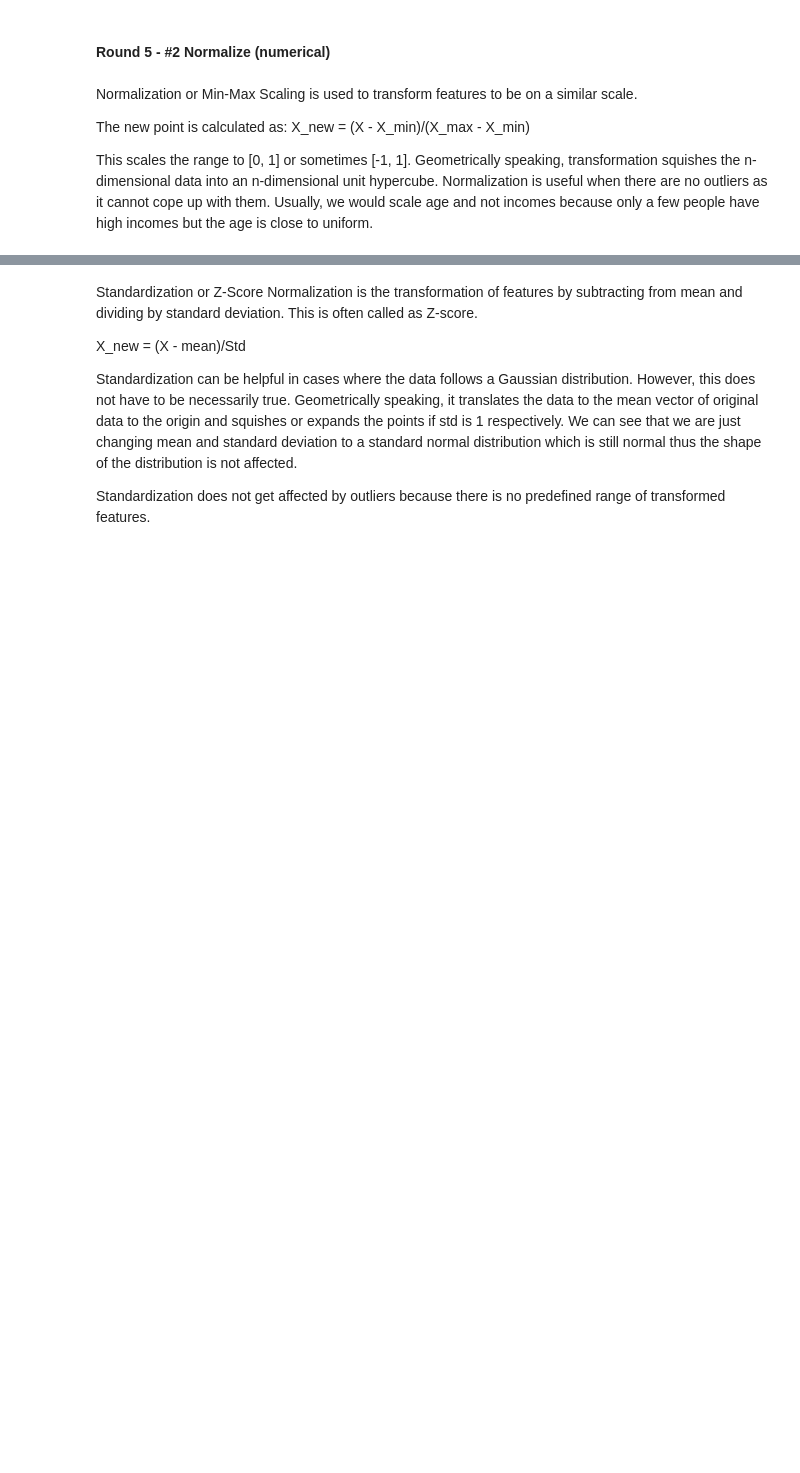
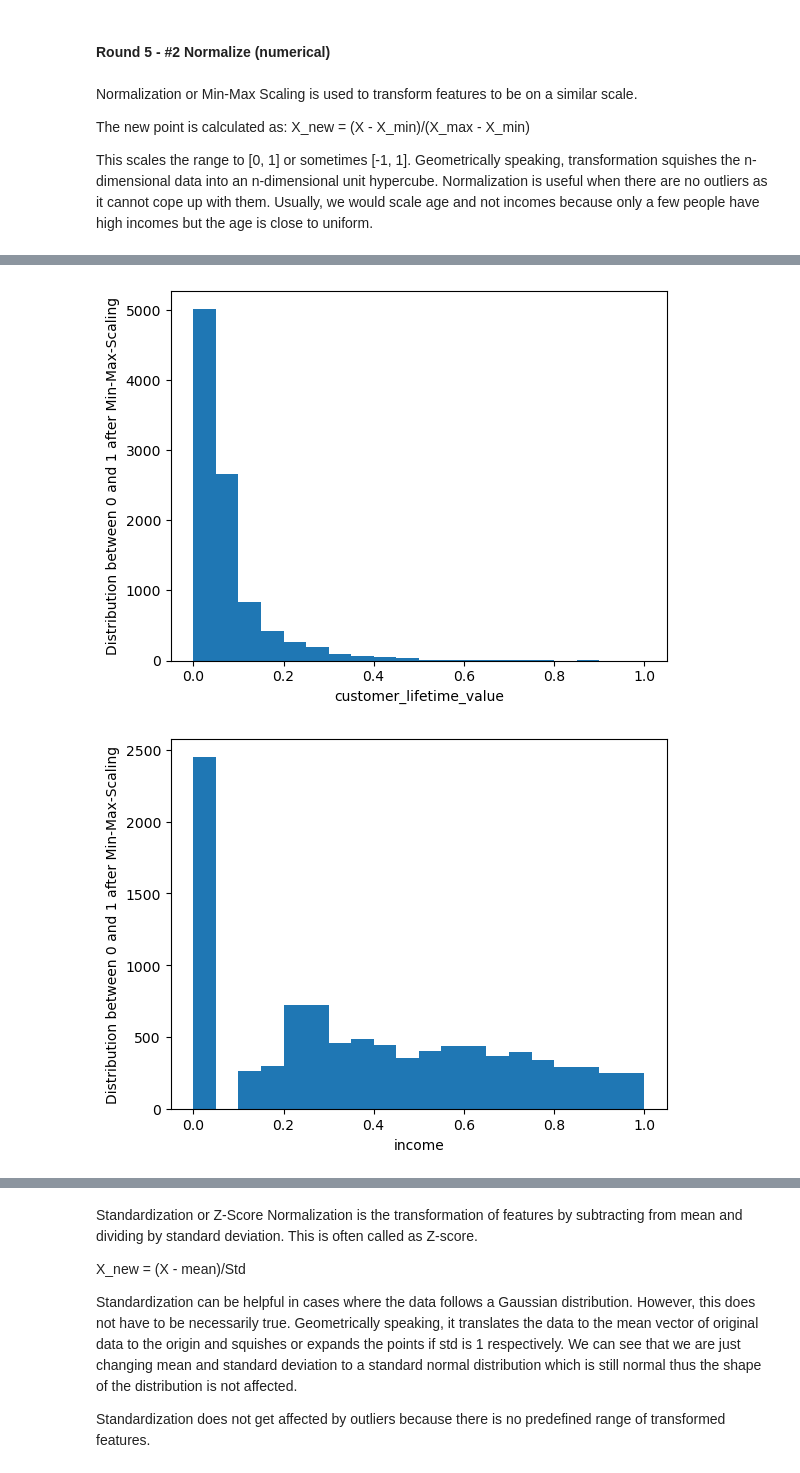
Before and after one commit to jochabo/lab-customer-analysis-round-2, a Jupyter notebook: files_for_lab/csv_files/Lab Customer Analysis.ipynb, the cells around one changed output, grey strips where cells are left out. Cells and saved outputs as stored; diff of their text form; code cells hidden in the pictures; blank space fills up the shorter version.

```diff
--- a/files_for_lab/csv_files/Lab Customer Analysis.ipynb
+++ b/files_for_lab/csv_files/Lab Customer Analysis.ipynb
@@ -352,5 +614,5 @@ display(X)
 # %%
 #Dropping useless columns
-X = X.drop(['effective_to_date_month', 'numerical_response', 'customer','effective_to_date','income_bin','claims_bin'],axis=1)
+X = X.drop(['customer', 'effective_to_date', 'effective_to_date_month', 'numerical_response','claims_bin','income_bin'],axis=1)
 X.head()
 X.shape
@@ -389,0 +691,10 @@ X_num_normalized
+# %%
+# the Min-Max-Scaling scales everything between 0 and 1, as you can see on the plots.
+for i in X_num_normalized.columns:
+    plt.hist(X_num_normalized[i], bins=20)
+    plt.xlabel(i)
+    plt.ylabel('Distribution between 0 and 1 after Min-Max-Scaling')
+    plt.show()
+# %% [output]
+[figure, added]
+[figure, added]
```
Also changed, not shown: parts of 76 cells of this notebook, 1 other file.
